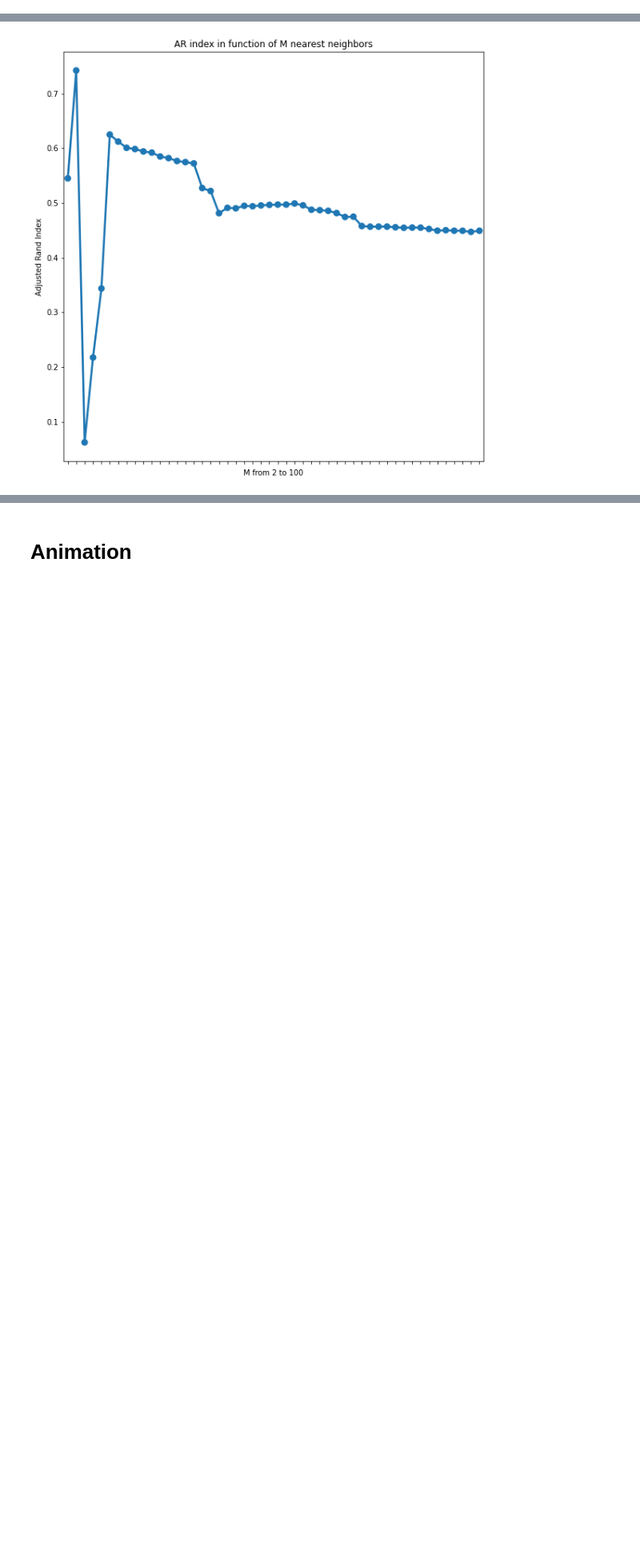
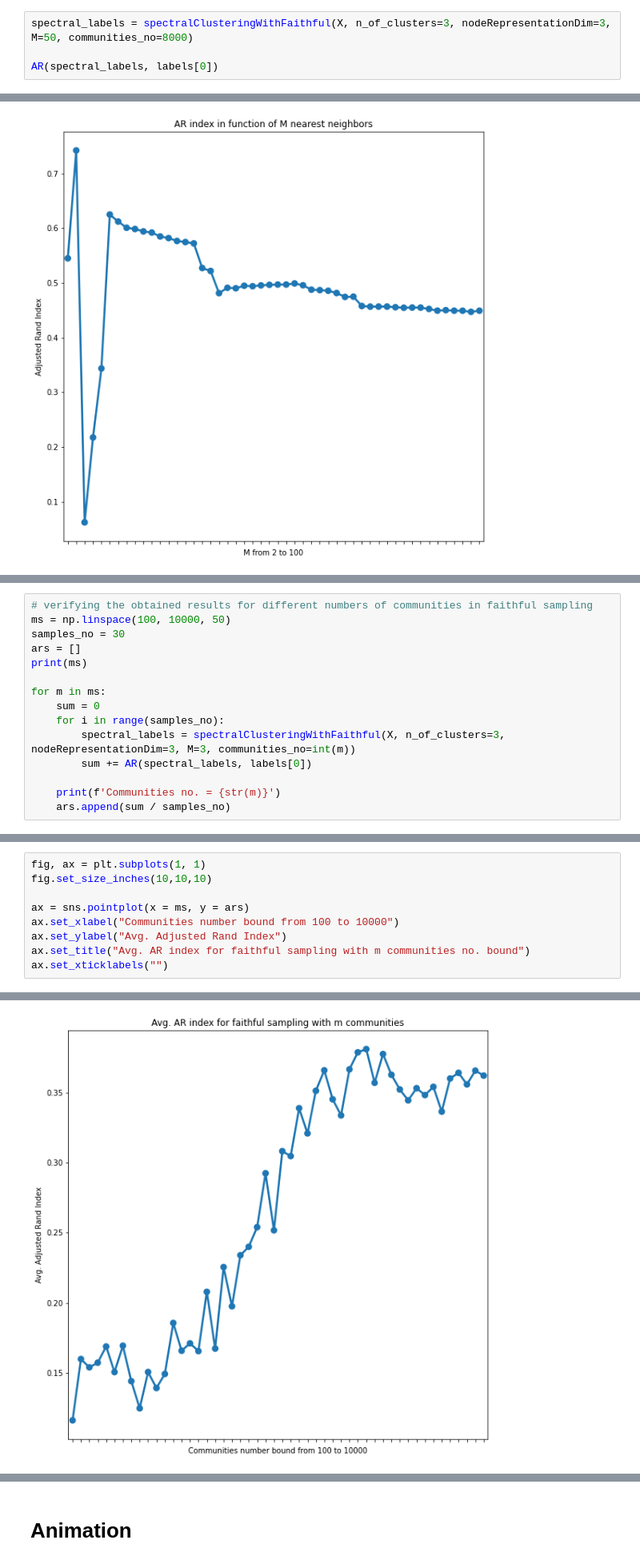
Before and after one commit to WronaPatryk/MLonGraphs, a Jupyter notebook: Project1/spectral_clustering_basic.ipynb, the cells around one changed output, grey strips where cells are left out. Shown at 80% size. Cells and saved outputs as stored; diff of their text form; blank space fills up the shorter version.

Commit message:
[ML] Incorporated faithful sampling into spectral + prepared dtaa visualization

```diff
--- a/Project1/spectral_clustering_basic.ipynb
+++ b/Project1/spectral_clustering_basic.ipynb
@@ -232,0 +324,4 @@ AR(spectral_labels, labels[0])
+# %%
+spectral_labels = spectralClusteringWithFaithful(X, n_of_clusters=3, nodeRepresentationDim=3, M=50, communities_no=8000)
+
+AR(spectral_labels, labels[0])
@@ -289,0 +392,15 @@ ax.set_xticklabels("")
+# %%
+# verifying the obtained results for different numbers of communities in faithful sampling
+ms = np.linspace(100, 10000, 50)
+samples_no = 30
+ars = []
+print(ms)
+
+for m in ms:
+    sum = 0
+    for i in range(samples_no):
+        spectral_labels = spectralClusteringWithFaithful(X, n_of_clusters=3, nodeRepresentationDim=3, M=3, communities_no=int(m))
+        sum += AR(spectral_labels, labels[0])
+
+    print(f'Communities no. = {str(m)}')
+    ars.append(sum / samples_no)
@@ -289,0 +425,10 @@ ax.set_xticklabels("")
+# %%
+fig, ax = plt.subplots(1, 1)
+fig.set_size_inches(10,10,10)
+
+ax = sns.pointplot(x = ms, y = ars)
+ax.set_xlabel("Communities number bound from 100 to 10000")
+ax.set_ylabel("Avg. Adjusted Rand Index")
+ax.set_title("Avg. AR index for faithful sampling with m communities no. bound")
+ax.set_xticklabels("")
+# %% [output]
@@ -289,0 +452 @@ ax.set_xticklabels("")
+[figure, added]
```
Also changed, not shown: parts of 34 cells of this notebook.
